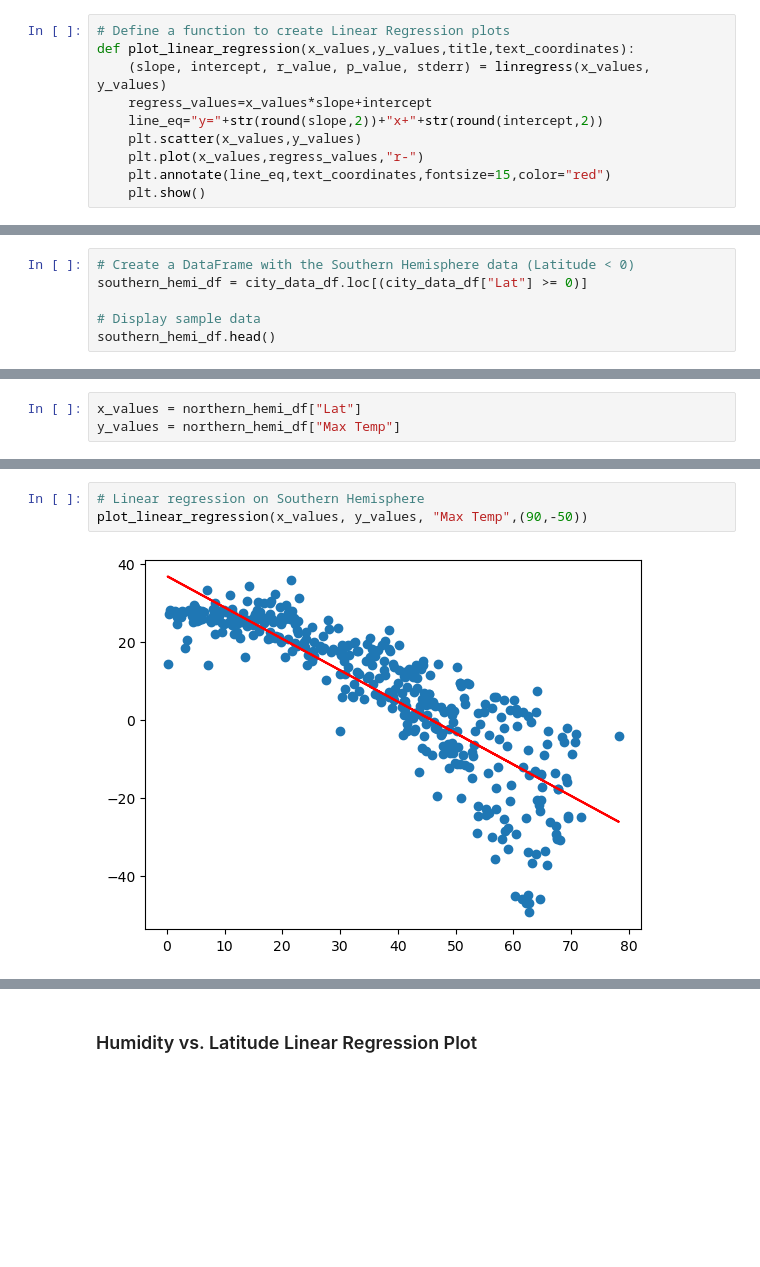
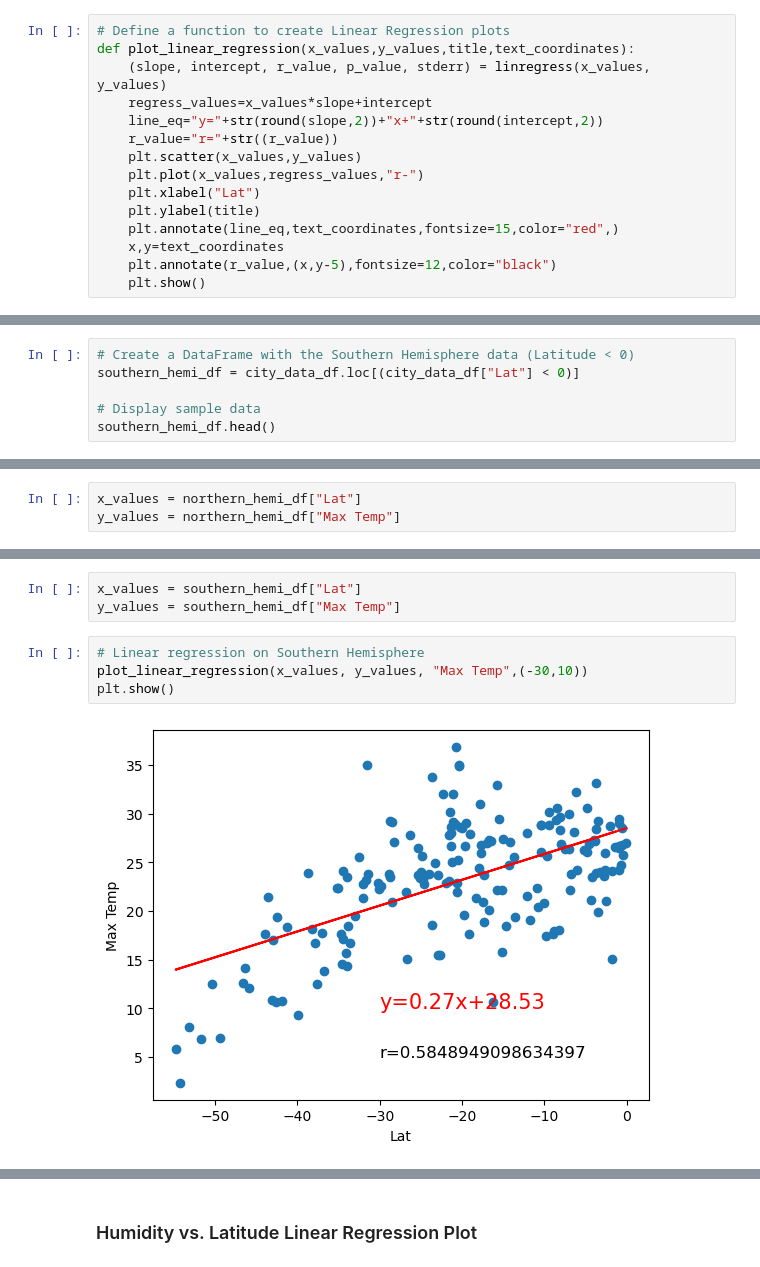
Before and after one commit to Prisca92/python-api-challenge, a Jupyter notebook: WeatherPy/WeatherPy.ipynb, the cells around one changed output, grey strips where cells are left out. Saved outputs shown, nothing was run; the diff lists cells and outputs as text; blank space fills up the shorter version.

```diff
--- a/WeatherPy/WeatherPy.ipynb
+++ b/WeatherPy/WeatherPy.ipynb
@@ -277,9 +282,14 @@ def plot_linear_regression(x_values,y_values,title,text_coordinates):
     (slope, intercept, r_value, p_value, stderr) = linregress(x_values, y_values)
     regress_values=x_values*slope+intercept
     line_eq="y="+str(round(slope,2))+"x+"+str(round(intercept,2))
+    r_value="r="+str((r_value))
     plt.scatter(x_values,y_values)
     plt.plot(x_values,regress_values,"r-")
-    plt.annotate(line_eq,text_coordinates,fontsize=15,color="red")
+    plt.xlabel("Lat")
+    plt.ylabel(title)
+    plt.annotate(line_eq,text_coordinates,fontsize=15,color="red",)
+    x,y=text_coordinates
+    plt.annotate(r_value,(x,y-5),fontsize=12,color="black")
     plt.show()
 # %%
 # Create a DataFrame with the Northern Hemisphere data (Latitude >= 0)
@@ -298,6 +308,6 @@ northern_hemi_df.head()
 # %%
 # Create a DataFrame with the Southern Hemisphere data (Latitude < 0)
-southern_hemi_df = city_data_df.loc[(city_data_df["Lat"] >= 0)]
+southern_hemi_df = city_data_df.loc[(city_data_df["Lat"] < 0)]
 
 # Display sample data
 southern_hemi_df.head()
@@ -322,6 +333,10 @@ plot_linear_regression(x_values, y_values, "Max Temp",(6,-10))
+# %%
+x_values = southern_hemi_df["Lat"]
+y_values = southern_hemi_df["Max Temp"]
 # %%
 # Linear regression on Southern Hemisphere
-plot_linear_regression(x_values, y_values, "Max Temp",(90,-50))
+plot_linear_regression(x_values, y_values, "Max Temp",(-30,10))
+plt.show()
 # %% [output]
-[figure, old version]
+[figure, new version]
 # %% [markdown]
```
Also changed, not shown: parts of 26 cells of this notebook.
